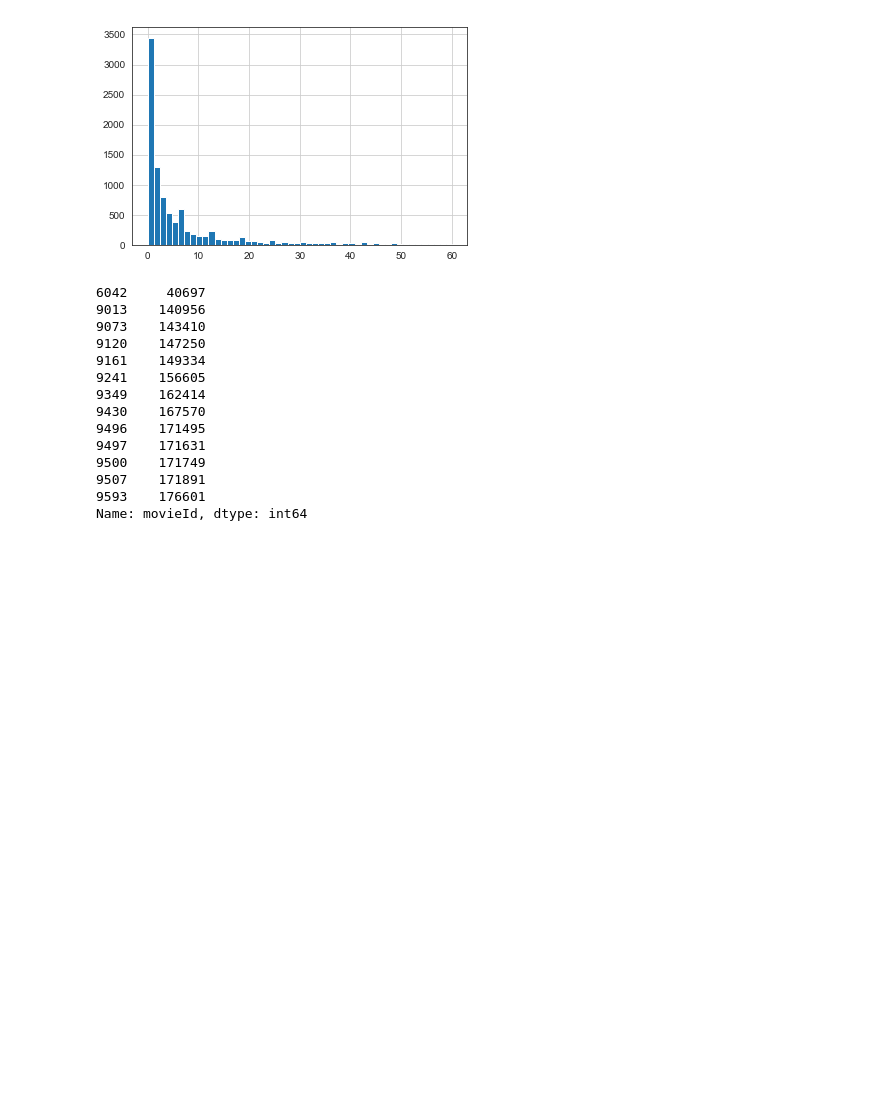
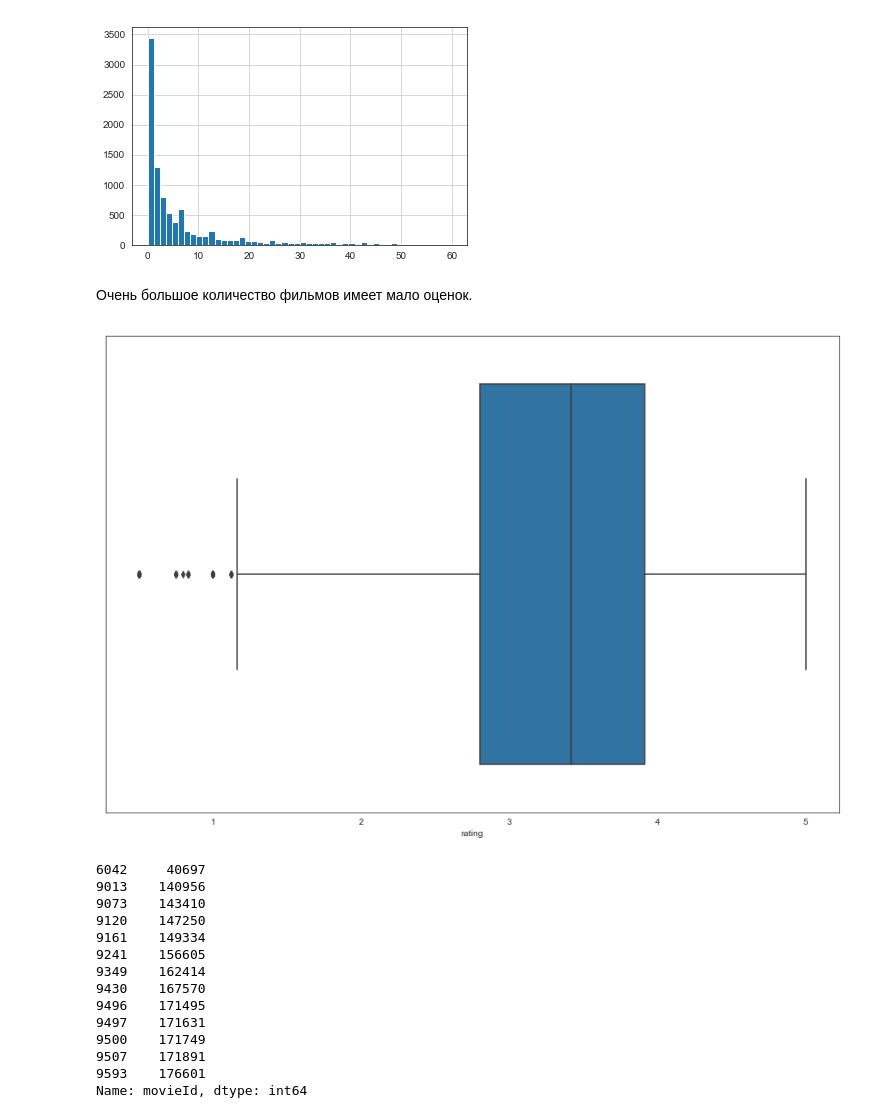
Before and after one commit to MedalKa/lab2, a Jupyter notebook: Lab_2. Recommender systems.ipynb, the cells around one changed output. Cells and saved outputs as stored; diff of their text form; code cells hidden in the pictures; blank space fills up the shorter version.

```diff
--- a/Lab_2. Recommender systems.ipynb
+++ b/Lab_2. Recommender systems.ipynb
@@ -221,6 +212,14 @@ movies["ratingCount"].hist(bins=50, range=(0, 60)) #для большей наг
 # %% [output]
 <matplotlib.axes._subplots.AxesSubplot at 0x...>
 [figure]
+# %% [markdown]
+Очень большое количество фильмов имеет мало оценок.
+# %%
+plt.subplots(figsize=(15,10))
+sns.boxplot(movies["rating"], orient="h")
+ax.title.set_text("Распределение рейтингов фильмов")
+# %% [output]
+[figure, added]
 # %%
 movies[movies["year"]==-1]["movieId"]
 # %% [output]
```
Also changed, not shown: parts of 13 cells of this notebook.
